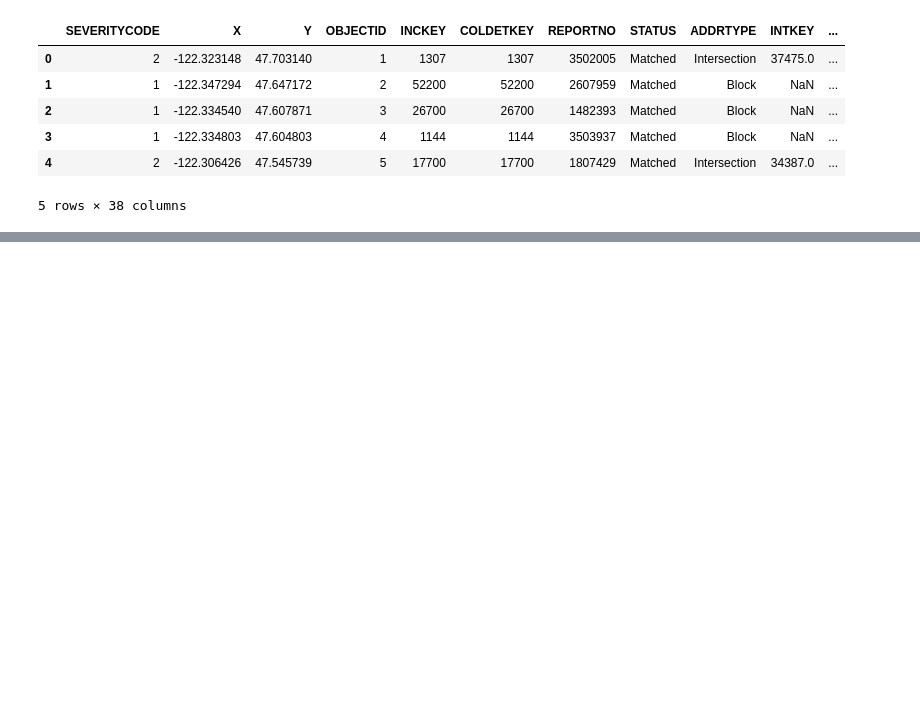
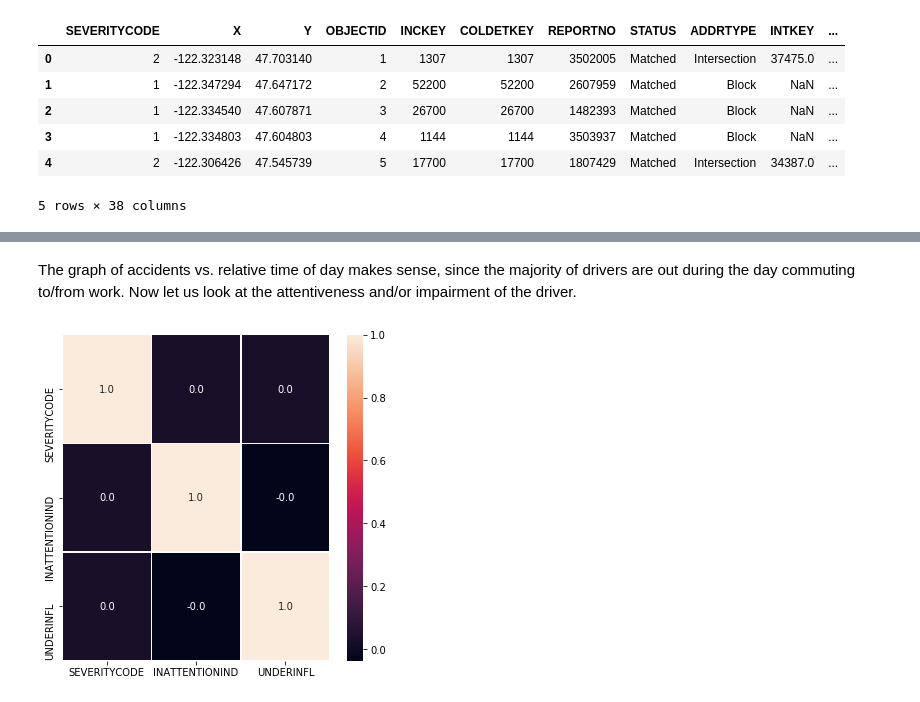
Before and after one commit to jmsierch/Coursera_Capstone, a Jupyter notebook: FinalProject.ipynb, the cells around one changed output, grey strips where cells are left out. Drawn from its saved outputs; the diff is of its cells as text; code cells hidden in the pictures; blank space fills up the shorter version.

```diff
--- a/FinalProject.ipynb
+++ b/FinalProject.ipynb
@@ -59,0 +415,12 @@ df.head()
+# %% [markdown]
+The graph of accidents vs. relative time of day makes sense, since the majority of drivers are out during the day commuting to/from work. Now let us look at the attentiveness and/or impairment of the driver.
+# %%
+# Attentiveness/Impairment Correlation Matrix
+# sub-Feature Selection
+df_featureSelection_Driver = df_featureSelection[['SEVERITYCODE', 'INATTENTIONIND', 'UNDERINFL']]
+
+# Create the Lighting Conditions Correlation Matrix
+figureDriver, axisDriver = plt.subplots(figsize=(6, 6));
+sns.heatmap(df_featureSelection_Driver.corr(), annot = True, linewidths = .5, fmt = '.01f', ax = axisDriver);
+# %% [output]
+[figure, added]
```
Also changed, not shown: parts of 77 cells of this notebook.
